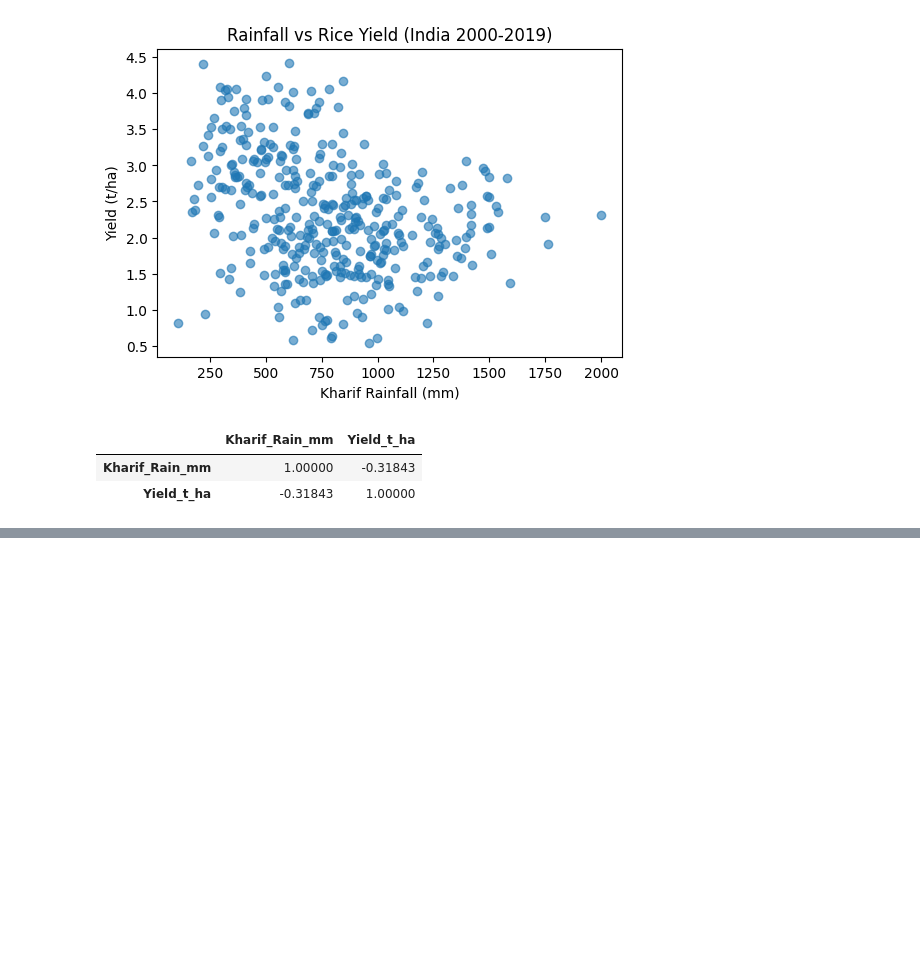
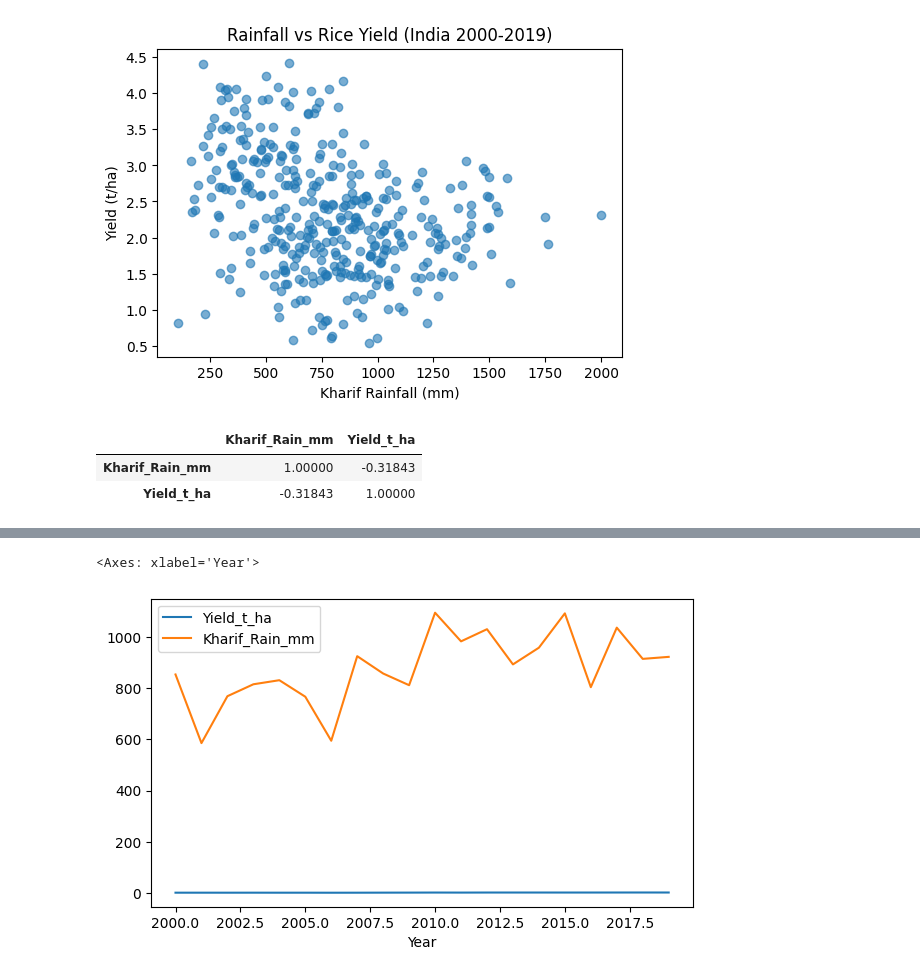
Before and after one commit to nakshatraganga12/CropCast, a Jupyter notebook: notebooks/exploratory.ipynb, the cells around one changed output, grey strips where cells are left out. Saved outputs shown, nothing was run; the diff lists cells and outputs as text; code cells hidden in the pictures; blank space fills up the shorter version.

```diff
--- a/notebooks/exploratory.ipynb
+++ b/notebooks/exploratory.ipynb
@@ -48,0 +59,7 @@ df[['Kharif_Rain_mm', 'Yield_t_ha']].corr()
+# %%
+state = "Assam"
+subset = df[df['State'] == state]
+subset.plot(x='Year', y=['Yield_t_ha', 'Kharif_Rain_mm'], figsize=(7,4))
+# %% [output]
+<Axes: xlabel='Year'>
+[figure, added]
```
Also changed, not shown: parts of 3 cells of this notebook, 19 other files.
